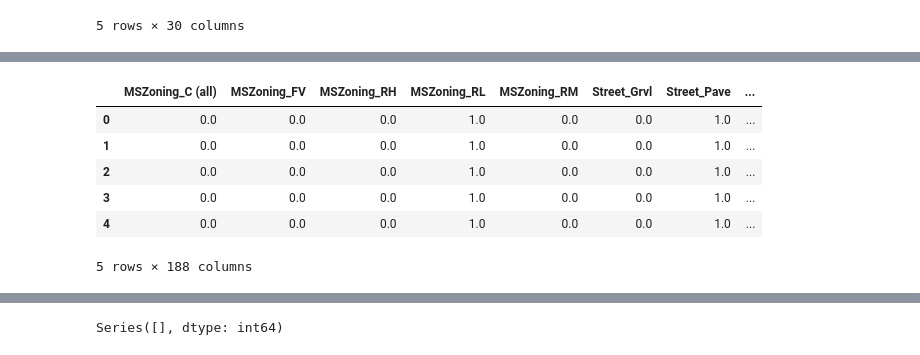
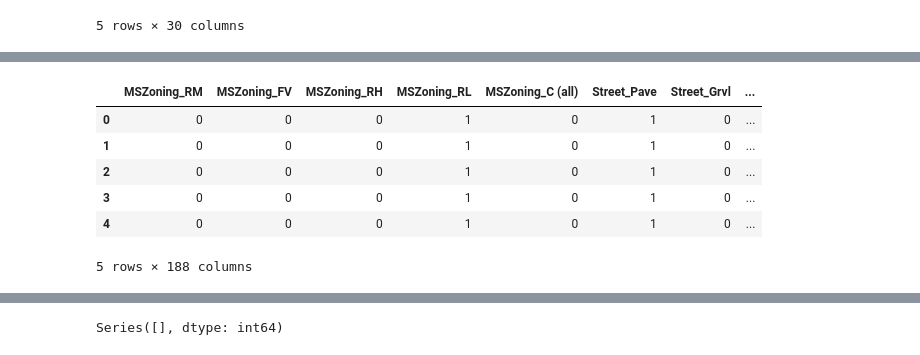
Before and after one commit to PrashanthVanama20/4670_Internship_RF, a Jupyter notebook: House Price Prediction(RF-R).ipynb, the cells around one changed output, grey strips where cells are left out. Cells and saved outputs as stored; diff of their text form; code cells hidden in the pictures.

```diff
--- a/House Price Prediction(RF-R).ipynb
+++ b/House Price Prediction(RF-R).ipynb
@@ -131,5 +167,5 @@ plt.show()
 # %%
-df = df.drop(['Id','Alley','PoolQC','MiscFeature','Fence','GarageFinish','GarageFinish','Utilities','Condition1','Condition2','BsmtCond','BsmtFinType1','BsmtFinType2','BsmtUnfSF','KitchenQual','KitchenQual','YrSold','SaleType'],axis = 1)
+df = df.drop(['Alley','PoolQC','MiscFeature','Fence','GarageFinish','GarageFinish','Utilities','Condition1','Condition2','BsmtCond','BsmtFinType1','BsmtFinType2','BsmtUnfSF','KitchenQual','KitchenQual','YrSold','SaleType'],axis = 1)
 # Dropping unnecessary columns along with columns having more than 80% null values
 # %%
 df.shape
@@ -168 +201,3 @@ imputed_data = imputer.fit_transform(num)
+# %%
+num.fillna(method='ffill', inplace=True)
 # %%
@@ -189,5 +240,5 @@ imputed_data1 = imputer1.fit_transform(cat)
 # %%
-cat_data=pd.DataFrame((imputed_data1),columns=cat.columns)
+cat_data=pd.DataFrame((cat),columns=cat.columns)
 cat_data.head()
 # %% [output]
 |  | MSZoning | Street | LotShape | LandContour | LotConfig | LandSlope | Neighborhood | BldgType | HouseStyle | ... |
@@ -207,10 +333,30 @@ categ_cols = pd.concat([cat_data.drop(cat_cols, axis=1), encoded_cols], axis=1)
+# %%
+# onehot encoding scratch code
+# Loop through each categorical column in the DataFrame
+for col in cat_data.columns:
+    # Create a set of unique values for the column
+    unique_vals = set(cat_data[col])
+    # Create a dictionary to map each unique value to an integer
+    val_to_int = {val: i for i, val in enumerate(unique_vals)}
+    # Create a list to store the one-hot encoded values for each row
+    encoded_col = []
+    # Loop through each value in the column and append its one-hot encoded representation to the list
+    for val in cat_data[col]:
+        one_hot = [0] * len(unique_vals)
+        one_hot[val_to_int[val]] = 1
+        encoded_col.append(one_hot)
+    # Convert the list of one-hot encoded values to a DataFrame and append it to the original DataFrame
+    encoded_df = pd.DataFrame(encoded_col, columns=[col + '_' + str(val) for val in unique_vals])
+    cat_data = pd.concat([cat_data, encoded_df], axis=1)
+    # Drop the original categorical column from the DataFrame
+    cat_data = cat_data.drop(col, axis=1)
 # %%
-categ_cols.head()
+cat_data.head()
 # %% [output]
-|  | MSZoning_C (all) | MSZoning_FV | MSZoning_RH | MSZoning_RL | MSZoning_RM | Street_Grvl | Street_Pave | ... |
-| 0 | 0.0 | 0.0 | 0.0 | 1.0 | 0.0 | 0.0 | 1.0 | ... |
-| 1 | 0.0 | 0.0 | 0.0 | 1.0 | 0.0 | 0.0 | 1.0 | ... |
-| 2 | 0.0 | 0.0 | 0.0 | 1.0 | 0.0 | 0.0 | 1.0 | ... |
-| 3 | 0.0 | 0.0 | 0.0 | 1.0 | 0.0 | 0.0 | 1.0 | ... |
-| 4 | 0.0 | 0.0 | 0.0 | 1.0 | 0.0 | 0.0 | 1.0 | ... |
+|  | MSZoning_RM | MSZoning_FV | MSZoning_RH | MSZoning_RL | MSZoning_C (all) | Street_Pave | Street_Grvl | ... |
+| 0 | 0 | 0 | 0 | 1 | 0 | 1 | 0 | ... |
+| 1 | 0 | 0 | 0 | 1 | 0 | 1 | 0 | ... |
+| 2 | 0 | 0 | 0 | 1 | 0 | 1 | 0 | ... |
+| 3 | 0 | 0 | 0 | 1 | 0 | 1 | 0 | ... |
+| 4 | 0 | 0 | 0 | 1 | 0 | 1 | 0 | ... |
 5 rows × 188 columns
```
Also changed, not shown: parts of 95 cells of this notebook.
